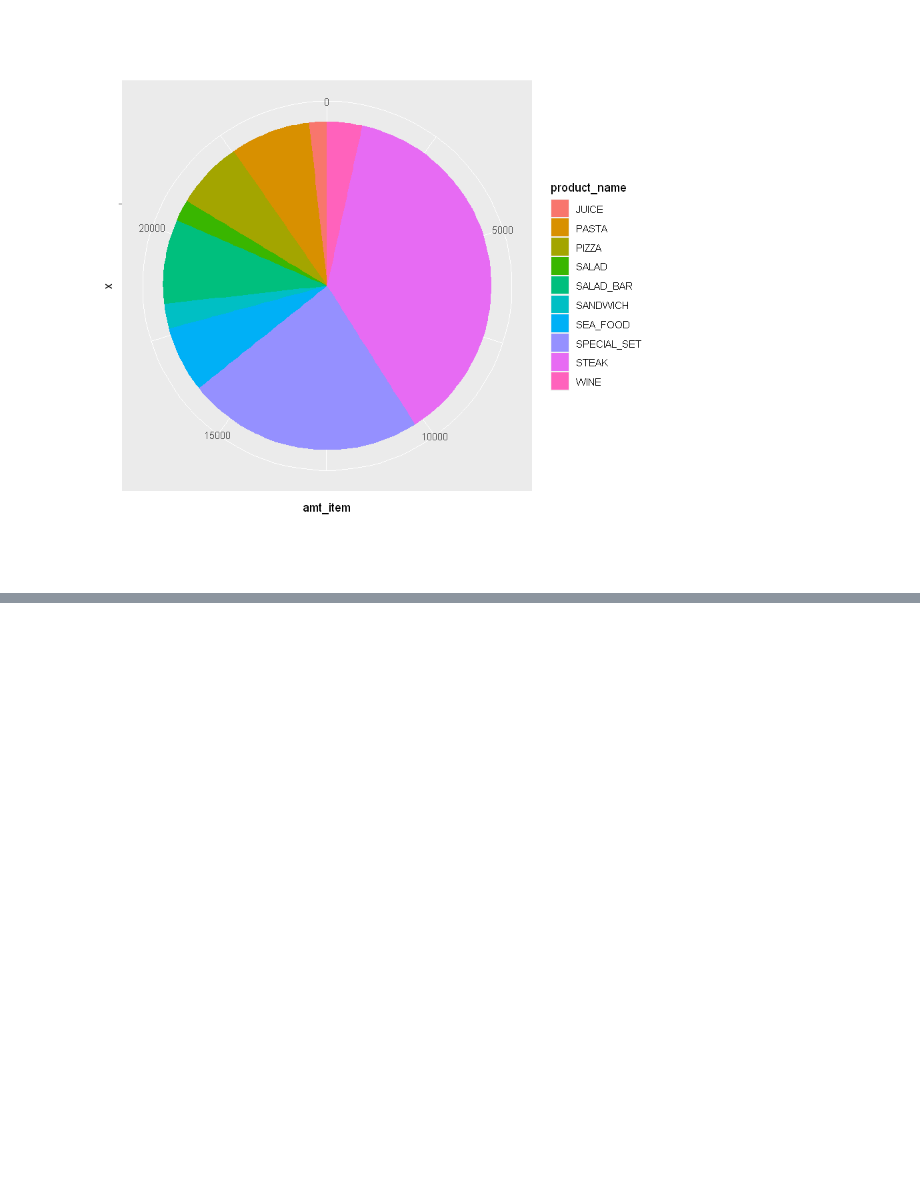
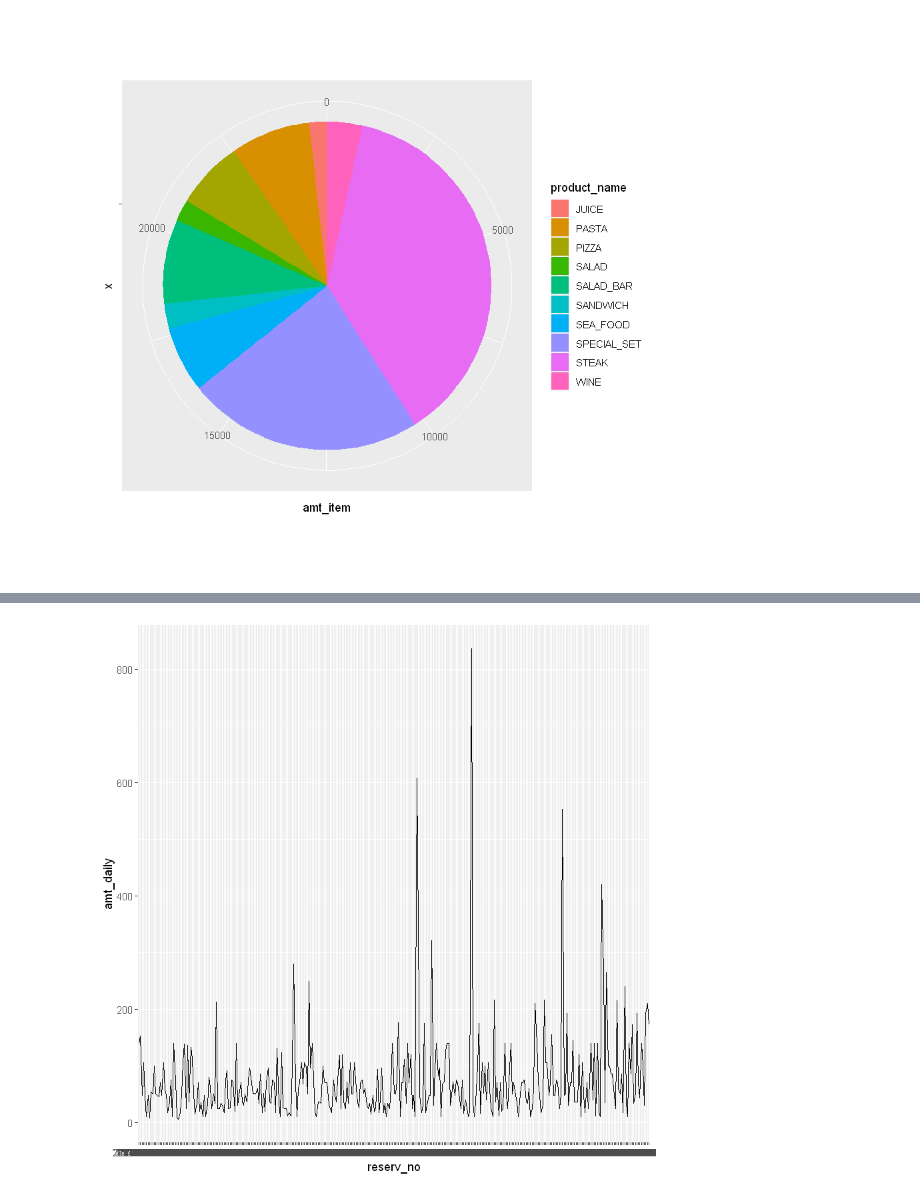
Before and after one commit to gored-boop/pythonbasic, a Jupyter notebook: rclass8.ipynb, the cells around one changed output, grey strips where cells are left out. Cells and saved outputs as stored; diff of their text form; code cells hidden in the pictures; blank space fills up the shorter version.

```diff
--- a/rclass8.ipynb
+++ b/rclass8.ipynb
@@ -254,3 +250,10 @@ Warning message in RColorBrewer::brewer.pal(n, pal):
 Returning the palette you asked for with that many colors
 "
 [figure]
+# %%
+total_amt <- order_info_r %>%
+group_by(reserv_no) %>%
+summarise(amt_daily = sum(sales/1000)) %>%
+arrange(reserv_no)
+
+total_amt
@@ -256,0 +278,4 @@ Returning the palette you asked for with that many colors
+# %%
+ggplot(total_amt,aes(x = reserv_no, y = amt_daily, group = 1)) + geom_line()
+# %% [output]
+[figure, added]
```
Also changed, not shown: parts of 14 cells of this notebook.
